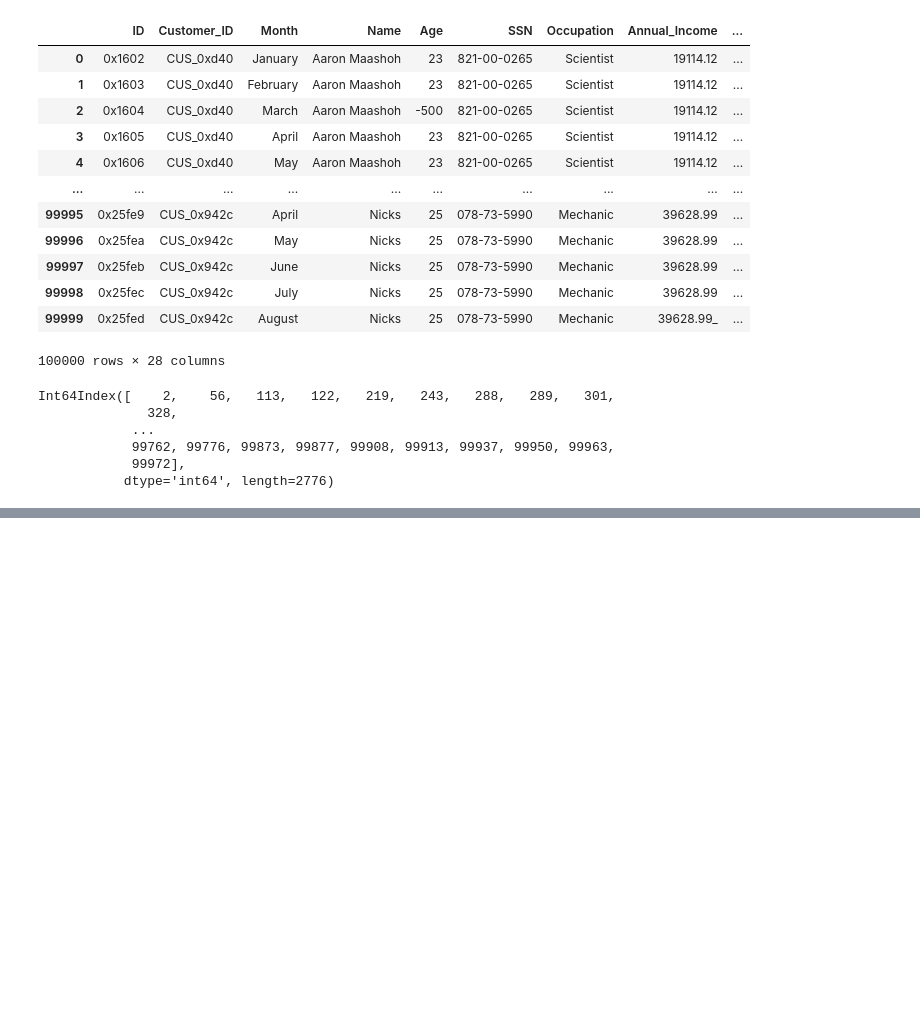
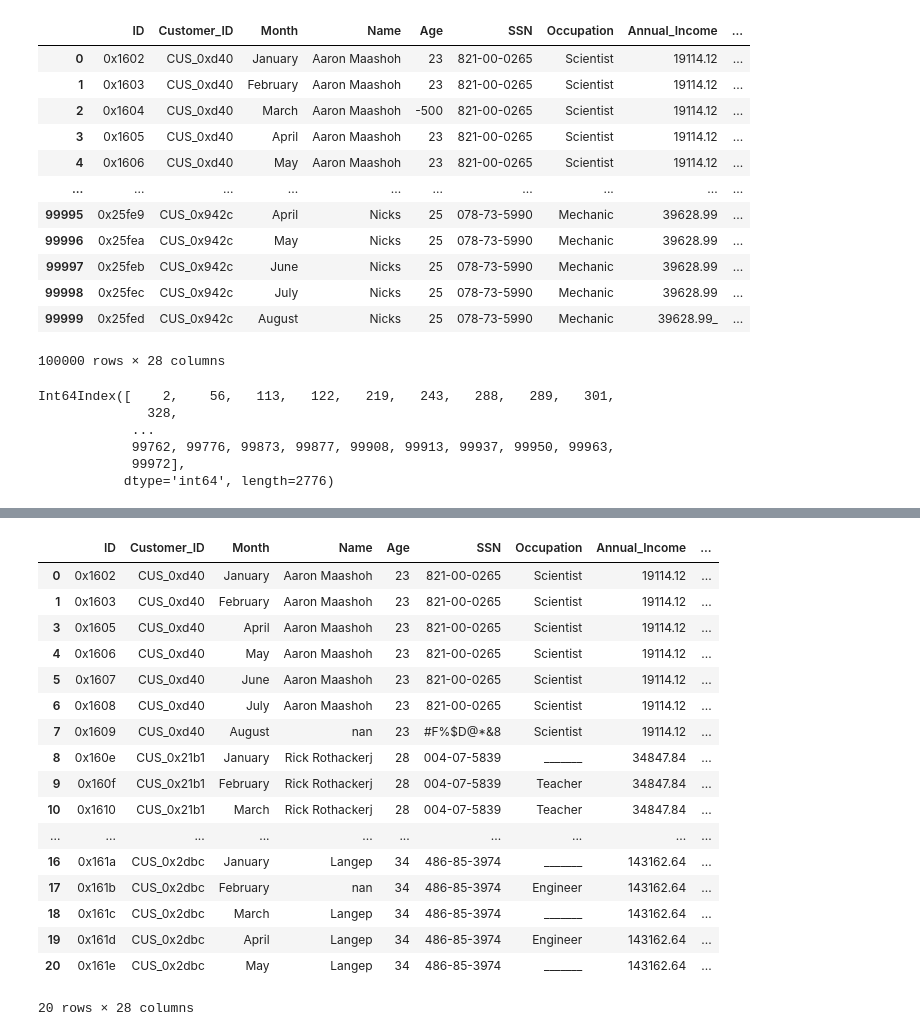
Before and after one commit to UEPP40/PUM, a Jupyter notebook: train.ipynb, the cells around one changed output, grey strips where cells are left out. Cells and saved outputs as stored; diff of their text form; code cells hidden in the pictures; blank space fills up the shorter version.

```diff
--- a/train.ipynb
+++ b/train.ipynb
@@ -130,10 +120,32 @@ df["Num_of_Delayed_Payment"] = df["Num_of_Delayed_Payment"].astype(float)
 df["Num_of_Loan"] = df["Num_of_Loan"].astype(float)
 # %%
 def convert_to_years(text):
-  parts = text.split()
-  year = int[0]
-  month = int[3]
+    if isinstance(text, str):
+        parts = text.split()
+        year = int(parts[0])
+        month = int(parts[3])
 
-  credit_age_numeric = year + month / 12
-  return credit_age_numeric
-df["Credit_History_Age"] = df["Credit_History_Age"].apply(lambda x: convert_to_years)
+        credit_age_numeric = year + month / 12
+        return credit_age_numeric
+    else:
+        return text
+df["Credit_History_Age"] = df["Credit_History_Age"].apply(lambda x: convert_to_years(x))
+# %% [output]
+|  | ID | Customer_ID | Month | Name | Age | SSN | Occupation | Annual_Income | ... |
+| 0 | 0x1602 | CUS_0xd40 | January | Aaron Maashoh | 23 | 821-00-0265 | Scientist | 19114.12 | ... |
+| 1 | 0x1603 | CUS_0xd40 | February | Aaron Maashoh | 23 | 821-00-0265 | Scientist | 19114.12 | ... |
+| 3 | 0x1605 | CUS_0xd40 | April | Aaron Maashoh | 23 | 821-00-0265 | Scientist | 19114.12 | ... |
+| 4 | 0x1606 | CUS_0xd40 | May | Aaron Maashoh | 23 | 821-00-0265 | Scientist | 19114.12 | ... |
+| 5 | 0x1607 | CUS_0xd40 | June | Aaron Maashoh | 23 | 821-00-0265 | Scientist | 19114.12 | ... |
+| 6 | 0x1608 | CUS_0xd40 | July | Aaron Maashoh | 23 | 821-00-0265 | Scientist | 19114.12 | ... |
+| 7 | 0x1609 | CUS_0xd40 | August | nan | 23 | #F%$D@*&8 | Scientist | 19114.12 | ... |
+| 8 | 0x160e | CUS_0x21b1 | January | Rick Rothackerj | 28 | 004-07-5839 | _______ | 34847.84 | ... |
+| 9 | 0x160f | CUS_0x21b1 | February | Rick Rothackerj | 28 | 004-07-5839 | Teacher | 34847.84 | ... |
+| 10 | 0x1610 | CUS_0x21b1 | March | Rick Rothackerj | 28 | 004-07-5839 | Teacher | 34847.84 | ... |
+| ... | ... | ... | ... | ... | ... | ... | ... | ... | ... |
+| 16 | 0x161a | CUS_0x2dbc | January | Langep | 34 | 486-85-3974 | _______ | 143162.64 | ... |
+| 17 | 0x161b | CUS_0x2dbc | February | nan | 34 | 486-85-3974 | Engineer | 143162.64 | ... |
+| 18 | 0x161c | CUS_0x2dbc | March | Langep | 34 | 486-85-3974 | _______ | 143162.64 | ... |
+| 19 | 0x161d | CUS_0x2dbc | April | Langep | 34 | 486-85-3974 | Engineer | 143162.64 | ... |
+| 20 | 0x161e | CUS_0x2dbc | May | Langep | 34 | 486-85-3974 | _______ | 143162.64 | ... |
+20 rows × 28 columns
```
Also changed, not shown: parts of 3 cells of this notebook.
